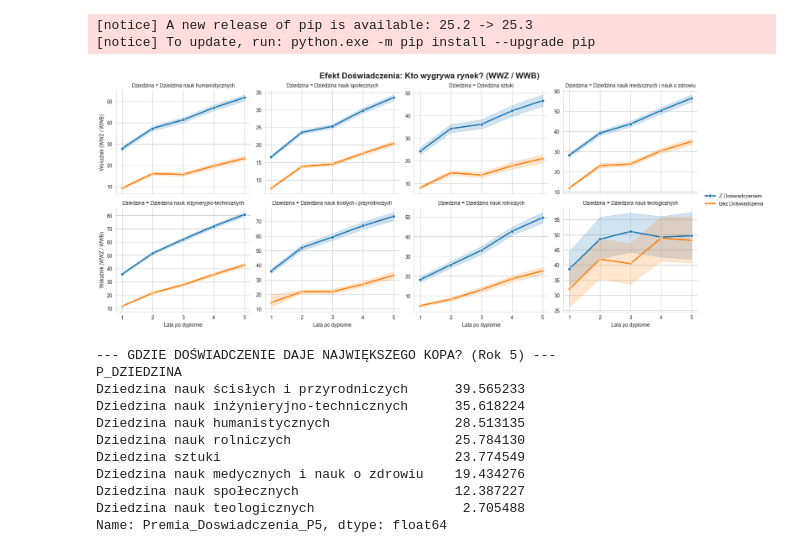
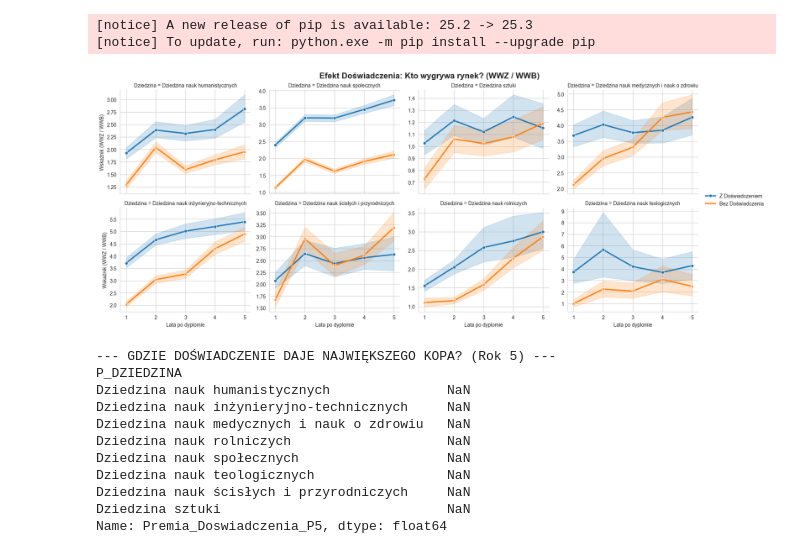
Before and after one commit to miriam265/Analiza-danych-w-R-i-Python, a Jupyter notebook: roboczy.ipynb, the cells around one changed output. Cells and saved outputs as stored; diff of their text form; code cells hidden in the pictures.

```diff
--- a/roboczy.ipynb
+++ b/roboczy.ipynb
@@ -32,16 +32,17 @@ file_path = data_dir / 'graduates-major-data.csv'
 cols_base = ['P_DZIEDZINA', 'P_NAZWA_UCZELNI']
 cols_dosw = [f'P_WWZ_DOSW_P{i}' for i in range(1, 6)] + [f'P_WWB_DOSW_P{i}' for i in range(1, 6)]
 cols_ndosw = [f'P_WWZ_NDOSW_P{i}' for i in range(1, 6)] + [f'P_WWB_NDOSW_P{i}' for i in range(1, 6)]
+cols_monthly = [f'P_WWZ_MIES_{i}' for i in range(1, 61)] + [f'P_WWB_MIES_{i}' for i in range(1, 61)]
 
 # Bezpieczne wczytywanie
 df = pd.read_csv(
     file_path,
-    usecols=cols_base + cols_dosw + cols_ndosw,
+    usecols=cols_base + cols_dosw + cols_ndosw + cols_monthly,
     sep=';', decimal=',', encoding='utf-8', on_bad_lines='skip'
 )
 
 # Konwersja na liczby (na wszelki wypadek)
-for c in cols_dosw + cols_ndosw:
+for c in cols_dosw + cols_ndosw + cols_monthly:
     df[c] = pd.to_numeric(df[c], errors='coerce')
 
 # --- 2. OBLICZENIE NOWEGO WSKAŹNIKA (Return / Risk) ---
@@ -50,10 +51,14 @@ epsilon = 0.01
 
 for i in range(1, 6):
     # Grupa Z DOŚWIADCZENIEM
-    df[f'Index_DOSW_P{i}'] = df[f'P_WWZ_DOSW_P{i}'] / (df[f'P_WWB_DOSW_P{i}'] + epsilon)
+    df[f'Index_DOSW_P{i}'] = df[f'P_WWZ_DOSW_P{i}'] / (df[f'P_WWB_DOSW_P{i}'])
 
     # Grupa BEZ DOŚWIADCZENIA
-    df[f'Index_NDOSW_P{i}'] = df[f'P_WWZ_NDOSW_P{i}'] / (df[f'P_WWB_NDOSW_P{i}'] + epsilon)
+    df[f'Index_NDOSW_P{i}'] = df[f'P_WWZ_NDOSW_P{i}'] / (df[f'P_WWB_NDOSW_P{i}'])
+
+for i in range(1, 61):
+    # Grupa Z DOŚWIADCZENIEM
+    df[f'IndexMIES_{i}'] = df[f'P_WWZ_MIES_{i}'] / (df[f'P_WWB_MIES_{i}'])
 
 # --- 3. PRZYGOTOWANIE DO WIZUALIZACJI (Melt) ---
 # Chcemy porównać te dwie grupy na jednym wykresie
@@ -76,42 +81,42 @@ df_final = df_long.melt(
     value_name='Wskaznik_Efektywnosci'
 )
 df_final['Rok_po_dyplomie'] = df_final['Rok_po_dyplomie'].astype(int)
 
 # --- 4. WIZUALIZACJA ---
 # Użyjmy FacetGrid, żeby zobaczyć każdą dziedzinę osobno - to wygląda bardzo profesjonalnie
 g = sns.FacetGrid(df_final, col="Dziedzina", col_wrap=4, height=3.5, aspect=1.2, sharey=False)
 
 g.map_dataframe(
     sns.lineplot,
     x="Rok_po_dyplomie",
     y="Wskaznik_Efektywnosci",
     hue="Status",
     style="Status",
     markers=True, dashes=False, linewidth=2.5
 )
 
 g.add_legend()
 g.set_axis_labels("Lata po dyplomie", "Wskaźnik (WWZ / WWB)")
 g.fig.suptitle('Efekt Doświadczenia: Kto wygrywa rynek? (WWZ / WWB)', y=1.02, fontsize=16, fontweight='bold')
 plt.show()
 
 # --- 5. STATYSTYKA (PREDYKCJA SUKCESU) ---
 # Sprawdźmy średnią "premię" za doświadczenie w 5. roku dla każdej dziedziny
 df['Premia_Doswiadczenia_P5'] = df['Index_DOSW_P5'] - df['Index_NDOSW_P5']
 ranking = df.groupby('P_DZIEDZINA')['Premia_Doswiadczenia_P5'].mean().sort_values(ascending=False)
 
 print("\n--- GDZIE DOŚWIADCZENIE DAJE NAJWIĘKSZEGO KOPA? (Rok 5) ---")
 print(ranking)
 # %% [output]
-[figure, old version]
+[figure, new version]
 --- GDZIE DOŚWIADCZENIE DAJE NAJWIĘKSZEGO KOPA? (Rok 5) ---
 P_DZIEDZINA
-Dziedzina nauk ścisłych i przyrodniczych      39.565233
-Dziedzina nauk inżynieryjno-technicznych      35.618224
-Dziedzina nauk humanistycznych                28.513135
-Dziedzina nauk rolniczych                     25.784130
-Dziedzina sztuki                              23.774549
-Dziedzina nauk medycznych i nauk o zdrowiu    19.434276
-Dziedzina nauk społecznych                    12.387227
-Dziedzina nauk teologicznych                   2.705488
+Dziedzina nauk humanistycznych               NaN
+Dziedzina nauk inżynieryjno-technicznych     NaN
+Dziedzina nauk medycznych i nauk o zdrowiu   NaN
+Dziedzina nauk rolniczych                    NaN
+Dziedzina nauk społecznych                   NaN
+Dziedzina nauk teologicznych                 NaN
+Dziedzina nauk ścisłych i przyrodniczych     NaN
+Dziedzina sztuki                             NaN
 Name: Premia_Doswiadczenia_P5, dtype: float64
```
Also changed, not shown: parts of 1 cell of this notebook.
